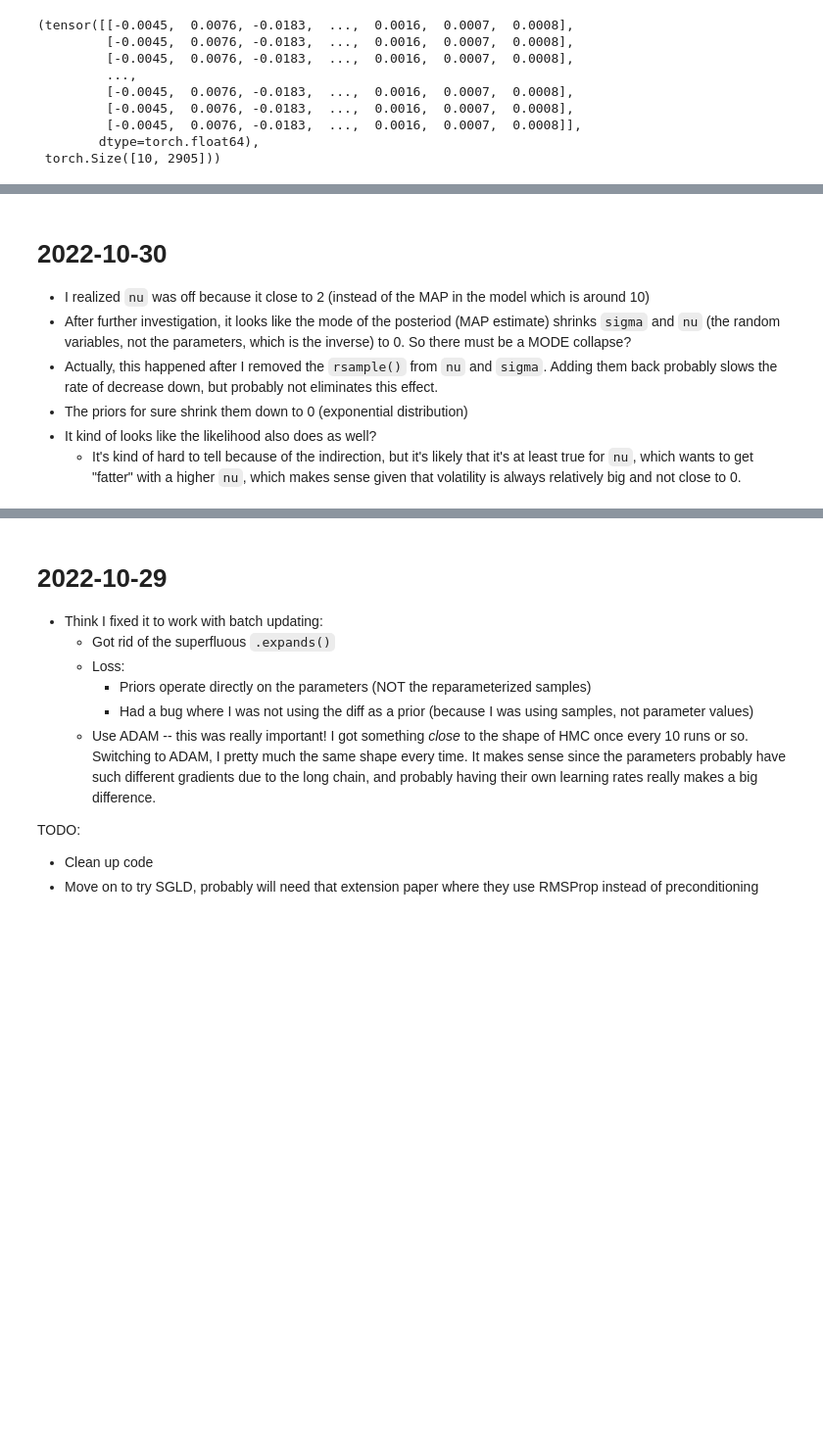
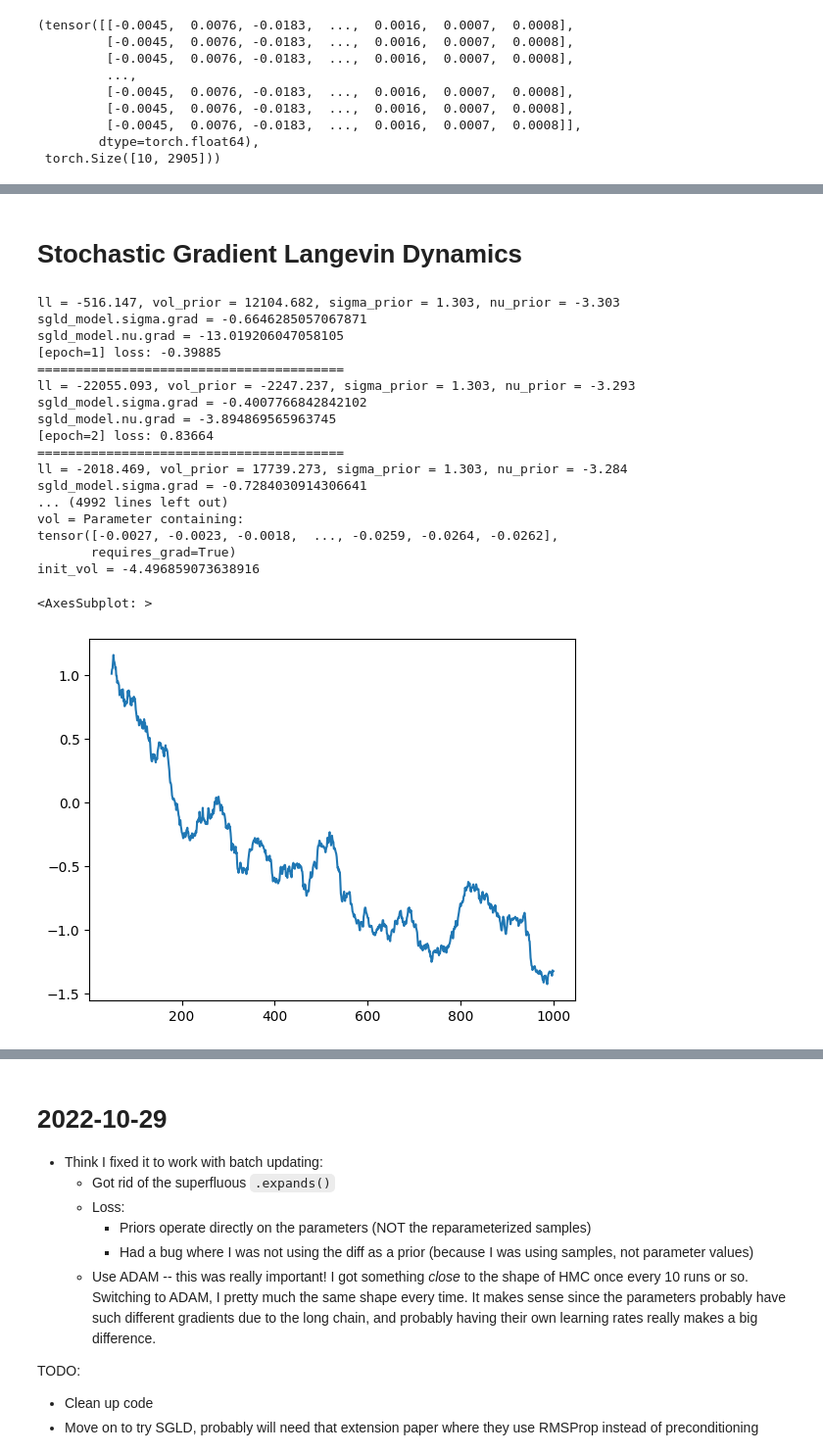
Before and after one commit to bjlkeng/sandbox, a Jupyter notebook: stochastic_langevin/stochastic_volatility.ipynb, the cells around one changed output, grey strips where cells are left out. Shown at 98% size. Cells and saved outputs as stored; diff of their text form; code cells hidden in the pictures; blank space fills up the shorter version.

```diff
--- a/stochastic_langevin/stochastic_volatility.ipynb
+++ b/stochastic_langevin/stochastic_volatility.ipynb
@@ -317,9 +300,65 @@ ax.set(title="Estimated volatility over time", xlabel="Date", ylabel="Volatility
-# %% [markdown]
-# 2022-10-30
-
-* I realized `nu` was off because it close to 2 (instead of the MAP in the model which is around 10)
-* After further investigation, it looks like the mode of the posteriod (MAP estimate) shrinks `sigma` and `nu` (the random variables, not the parameters, which is the inverse) to 0.  So there must be a MODE collapse?
-* Actually, this happened after I removed the `rsample()` from `nu` and `sigma`.  Adding them back probably slows the rate of decrease down, but probably not eliminates this effect.
-* The priors for sure shrink them down to 0 (exponential distribution)
-* It kind of looks like the likelihood also does as well?
-    * It's kind of hard to tell because of the indirection, but it's likely that it's at least true for `nu`, which wants to get "fatter" with a higher `nu`, which makes sense given that volatility is always relatively big and not close to 0.
+# %% [markdown]
+# Stochastic Gradient Langevin Dynamics
+# %%
+class SGLD(torch.optim.Adam):
+    def __init__(self, *args, **kwargs):
+        super(SGLD, self).__init__(*args, **kwargs)
+
+    def step(self, *args, **kwargs):
+        # TODO: ADD SGLD logic
+        return super().step(*args, **kwargs)
+# %%
+sgld_model = StochasticVolatility(torch_data.shape, sigma_lambda=10., nu_lambda=0.1)
+lr = 0.001
+param_group_1 = [p for name, p in sgld_model.named_parameters() if name not in {'init_vol', 'sigma', 'nu'}]
+param_group_2 = [sgld_model.init_vol]
+param_group_3 = [sgld_model.sigma]
+param_group_4 = [sgld_model.nu]
+
+optimizer = SGLD(sgld_model.parameters(), lr=lr)
+
+epoch = 0
+sgld_loss_seq = []
+for epoch in range(1000):
+    sgld_model.zero_grad()
+
+    r_samples, vol_samples = sgld_model()
+    loss = sgld_model.loss(torch_data, vol_samples)
+    loss.backward()
+    torch.nn.utils.clip_grad_norm_(sgld_model.sigma, max_norm=50.)
+    print(f'sgld_model.sigma.grad = {sgld_model.sigma.grad}')
+    print(f'sgld_model.nu.grad = {sgld_model.nu.grad}')
+
+    optimizer.step()
+
+    print(f'[epoch={epoch+1}] loss: {loss.item():.5f}')
+    print(f'========================================')
+    sgld_loss_seq.append(loss.item())
+
+for name, param in sgld_model.named_parameters():
+    print(f'{name} = {param}')
+    if name in {'sigma', 'nu'}:
+        print(f' * 1 / {name} = {1 / param}')
+
+sgld_loss_seq = pd.Series(sgld_loss_seq)
+sgld_loss_seq.rolling(50).mean().plot()
+# %% [output]
+ll = -516.147, vol_prior = 12104.682, sigma_prior = 1.303, nu_prior = -3.303
+sgld_model.sigma.grad = -0.6646285057067871
+sgld_model.nu.grad = -13.019206047058105
+[epoch=1] loss: -0.39885
+========================================
+ll = -22055.093, vol_prior = -2247.237, sigma_prior = 1.303, nu_prior = -3.293
+sgld_model.sigma.grad = -0.4007766842842102
+sgld_model.nu.grad = -3.894869565963745
+[epoch=2] loss: 0.83664
+========================================
+ll = -2018.469, vol_prior = 17739.273, sigma_prior = 1.303, nu_prior = -3.284
+sgld_model.sigma.grad = -0.7284030914306641
+... (4992 lines left out)
+vol = Parameter containing:
+tensor([-0.0027, -0.0023, -0.0018,  ..., -0.0259, -0.0264, -0.0262],
+       requires_grad=True)
+init_vol = -4.496859073638916
+<AxesSubplot: >
+[figure, added]
```
Also changed, not shown: parts of 7 cells of this notebook.
